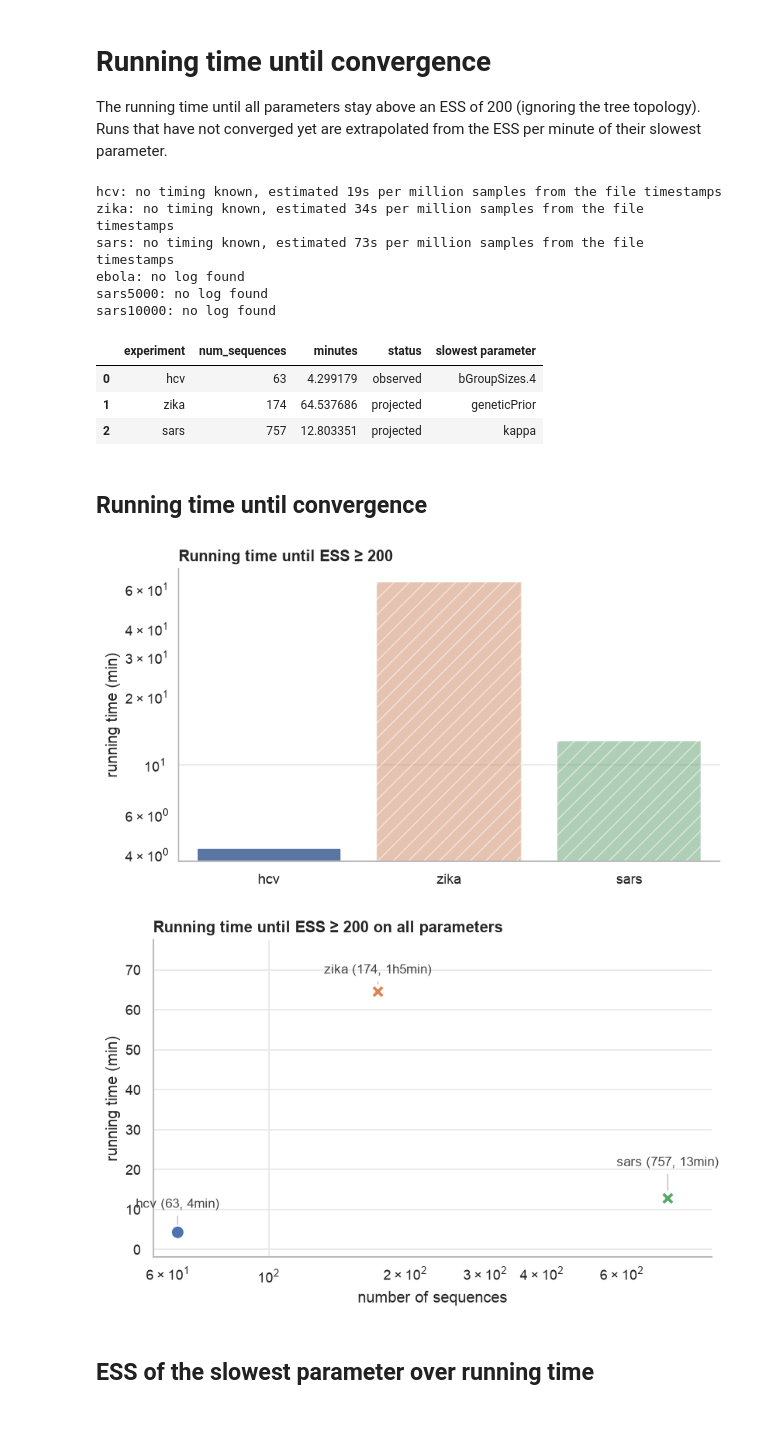
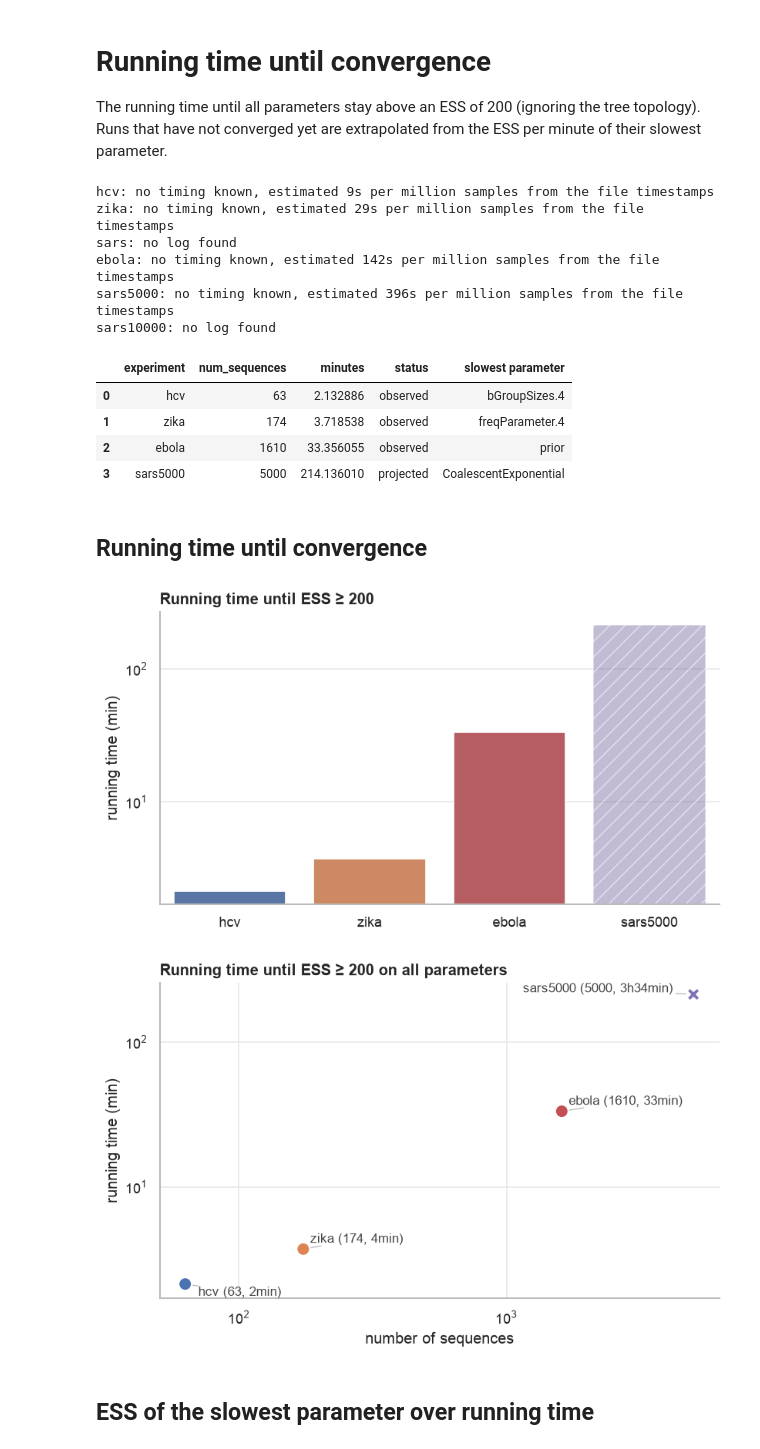
Before and after one commit to tochsner/beast-emat, a Jupyter notebook: python/src/notebooks/convergence_time.ipynb, the cells around one changed output. Saved outputs shown, nothing was run; the diff lists cells and outputs as text; code cells hidden in the pictures; blank space fills up the shorter version.

```diff
--- a/python/src/notebooks/convergence_time.ipynb
+++ b/python/src/notebooks/convergence_time.ipynb
@@ -16,15 +16,18 @@ from src.utils.ess import compute_ess
 # %%
 # the run outputs live in the tests directory at the repository root
 ROOT = next(p for p in [Path.cwd(), *Path.cwd().parents] if (p / "tests" / "hcv_emat.xml").exists())
-TESTS_PATH = ROOT / "tests"
+TESTS_PATH = ROOT / "tests" / "out"
 
 METHOD = "emat_new"
-SEED = 1
+SEED = 42
 TARGET_ESS = 200
 BURNIN_FRACTION = 0.1
 NUM_POINTS = 200
 
-experiments = ["hcv", "zika", "sars", "ebola", "sars5000", "sars10000"]
+experiments = [
+    "hcv", "zika", "sars", "ebola", "sars5000", "sars10000",
+    # "bsc_hcv", "bsc_zika", "bsc_sars", "bsc_ebola", "bsc_sars5000", "bsc_sars10000",
+]
 
 # the wall-clock seconds per million MCMC samples of each run, which convert samples into running time
 seconds_per_million_samples = {
@@ -96,17 +99,17 @@ for experiment in experiments:
 
 experiments = [experiment for experiment in experiments if experiment in logs]
 # %% [output]
-hcv: no timing known, estimated 19s per million samples from the file timestamps
-zika: no timing known, estimated 34s per million samples from the file timestamps
-sars: no timing known, estimated 73s per million samples from the file timestamps
-ebola: no log found
-sars5000: no log found
+hcv: no timing known, estimated 9s per million samples from the file timestamps
+zika: no timing known, estimated 29s per million samples from the file timestamps
+sars: no log found
+ebola: no timing known, estimated 142s per million samples from the file timestamps
+sars5000: no timing known, estimated 396s per million samples from the file timestamps
 sars10000: no log found
 # %%
 def get_ess_trajectory(log_df: pd.DataFrame) -> pd.DataFrame:
     """Computes the ESS of each parameter at evenly spaced points in time, as if the run were stopped there."""
     # constant columns are left out, as their ESS is undefined
-    columns = [column for column in log_df.columns if column not in ["Sample", "minutes"] and log_df[column].std() > 0]
+    columns = [column for column in log_df.columns if column not in ["Sample", "minutes", "mutations.excessCount"] and log_df[column].std() > 0]
     values = log_df[columns].to_numpy(dtype=float)
     minutes = log_df["minutes"].to_numpy()
 
@@ -168,9 +171,10 @@ summary_df["status"] = np.where(summary_df["projected"], "projected", "observed"
 summary_df[["experiment", "num_sequences", "minutes", "status", "slowest parameter"]]
 # %% [output]
 |  | experiment | num_sequences | minutes | status | slowest parameter |
-| 0 | hcv | 63 | 4.299179 | observed | bGroupSizes.4 |
-| 1 | zika | 174 | 64.537686 | projected | geneticPrior |
-| 2 | sars | 757 | 12.803351 | projected | kappa |
+| 0 | hcv | 63 | 2.132886 | observed | bGroupSizes.4 |
+| 1 | zika | 174 | 3.718538 | observed | freqParameter.4 |
+| 2 | ebola | 1610 | 33.356055 | observed | prior |
+| 3 | sars5000 | 5000 | 214.136010 | projected | CoalescentExponential |
 # %% [markdown]
 ## Running time until convergence
 # %%
@@ -192,45 +196,55 @@ ax.set_title("Running time until ESS ≥ 200")
 fig.tight_layout()
 plt.show()
 # %% [output]
-[figure, old version]
+[figure, new version]
 # %%
+from adjustText import adjust_text
+
 fig, ax = plt.subplots(figsize=(7, 4.5))
 
 sns.scatterplot(
     summary_df, x="num_sequences", y="minutes", hue="experiment", palette=experiment_colors,
     style="status", markers={"observed": "o", "projected": "X"}, s=110, edgecolor="white", linewidth=1.5, legend=False, ax=ax,
 )
 
 def format_minutes(minutes: float) -> str:
     minutes = max(0, round(minutes))
 
     if minutes < 60:
         return f"{minutes}min"
 
     return f"{minutes // 60}h{minutes % 60}min"
 
-# labels of neighboring points alternate in height, so that close points stay readable
-np.random.seed(10)
-for i, (_, row) in enumerate(summary_df.sort_values("num_sequences").iterrows()):
-    label = f"{row["experiment"]} ({row["num_sequences"]}, {format_minutes(row["minutes"])})"
-    ax.annotate(
-        label, (row["num_sequences"], row["minutes"]), xytext=(0, np.random.randint(10, 30)), textcoords="offset points",
-        ha="center", fontsize=10, color="#444444", arrowprops={"arrowstyle": "-", "color": "#bbbbbb", "linewidth": 0.8, "shrinkB": 6},
-    )
-
 # the axes start slightly below zero, so that points close to zero are not cut off
+ax.set_yscale("log")
 ax.set_xscale("log")
 ax.set_xlim(-0.03 * summary_df["num_sequences"].max(), summary_df["num_sequences"].max() * 1.25)
 ax.set_ylim(-0.03 * summary_df["minutes"].max(), summary_df["minutes"].max() * 1.2)
 ax.set_xlabel("number of sequences")
 ax.set_ylabel("running time (min)")
 ax.set_title("Running time until ESS ≥ 200 on all parameters")
 
 fig.tight_layout()
+
+# labels are pushed apart iteratively until they overlap neither each other nor the points
+texts = [
+    ax.text(
+        row["num_sequences"], row["minutes"],
+        f"{row["experiment"]} ({row["num_sequences"]}, {format_minutes(row["minutes"])})",
+        fontsize=10, color="#444444",
+    )
+    for _, row in summary_df.iterrows()
+]
+adjust_text(
+    texts, x=summary_df["num_sequences"], y=summary_df["minutes"], ax=ax,
+    arrowprops={"arrowstyle": "-", "color": "#bbbbbb", "linewidth": 0.8, "shrinkB": 6},
+    expand=(1.3, 1.6)
+)
+
 fig.savefig("convergence_time.png", dpi=200, bbox_inches="tight")
 plt.show()
 # %% [output]
-[figure, old version]
+[figure, new version]
 # %% [markdown]
 ## ESS of the slowest parameter over running time
 # %%
```
Also changed, not shown: parts of 3 cells of this notebook, 5 other files.
